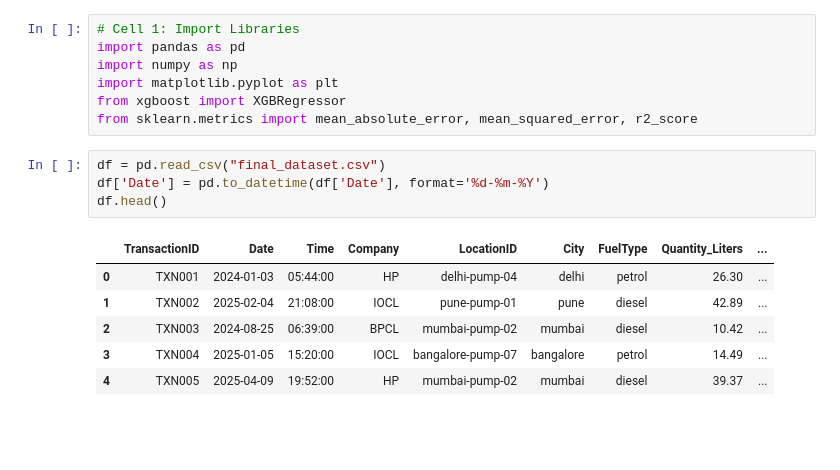
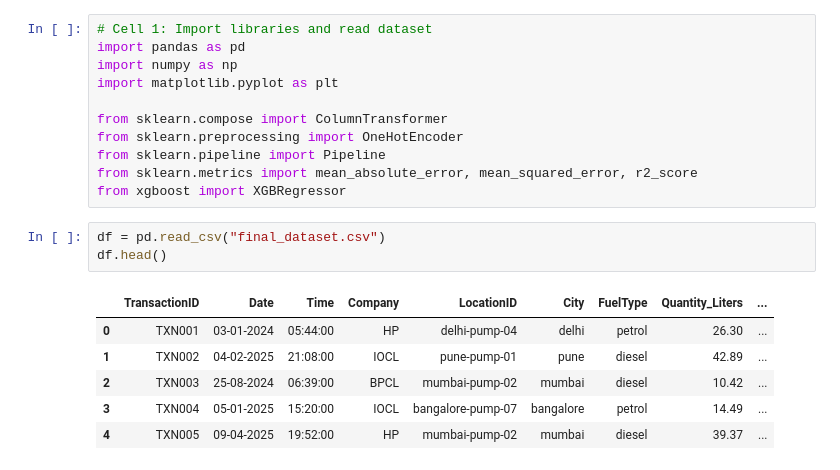
Before and after one commit to Keerthishwarandk/DAprojects, a Jupyter notebook: DA-Methods/Predictive/predictive_forcast.ipynb, the cells around one changed output. Drawn from its saved outputs; the diff is of its cells as text; blank space fills up the shorter version.

```diff
--- a/DA-Methods/Predictive/predictive_forcast.ipynb
+++ b/DA-Methods/Predictive/predictive_forcast.ipynb
@@ -1,18 +1,21 @@
 # %%
-# Cell 1: Import Libraries
+# Cell 1: Import libraries and read dataset
 import pandas as pd
 import numpy as np
 import matplotlib.pyplot as plt
+
+from sklearn.compose import ColumnTransformer
+from sklearn.preprocessing import OneHotEncoder
+from sklearn.pipeline import Pipeline
+from sklearn.metrics import mean_absolute_error, mean_squared_error, r2_score
 from xgboost import XGBRegressor
-from sklearn.metrics import mean_absolute_error, mean_squared_error, r2_score
 # %%
 df = pd.read_csv("final_dataset.csv")
-df['Date'] = pd.to_datetime(df['Date'], format='%d-%m-%Y')
 df.head()
 # %% [output]
 |  | TransactionID | Date | Time | Company | LocationID | City | FuelType | Quantity_Liters | ... |
-| 0 | TXN001 | 2024-01-03 | 05:44:00 | HP | delhi-pump-04 | delhi | petrol | 26.30 | ... |
-| 1 | TXN002 | 2025-02-04 | 21:08:00 | IOCL | pune-pump-01 | pune | diesel | 42.89 | ... |
-| 2 | TXN003 | 2024-08-25 | 06:39:00 | BPCL | mumbai-pump-02 | mumbai | diesel | 10.42 | ... |
-| 3 | TXN004 | 2025-01-05 | 15:20:00 | IOCL | bangalore-pump-07 | bangalore | petrol | 14.49 | ... |
-| 4 | TXN005 | 2025-04-09 | 19:52:00 | HP | mumbai-pump-02 | mumbai | diesel | 39.37 | ... |
+| 0 | TXN001 | 03-01-2024 | 05:44:00 | HP | delhi-pump-04 | delhi | petrol | 26.30 | ... |
+| 1 | TXN002 | 04-02-2025 | 21:08:00 | IOCL | pune-pump-01 | pune | diesel | 42.89 | ... |
+| 2 | TXN003 | 25-08-2024 | 06:39:00 | BPCL | mumbai-pump-02 | mumbai | diesel | 10.42 | ... |
+| 3 | TXN004 | 05-01-2025 | 15:20:00 | IOCL | bangalore-pump-07 | bangalore | petrol | 14.49 | ... |
+| 4 | TXN005 | 09-04-2025 | 19:52:00 | HP | mumbai-pump-02 | mumbai | diesel | 39.37 | ... |
```
Also changed, not shown: parts of 14 cells of this notebook, 4 other files.
